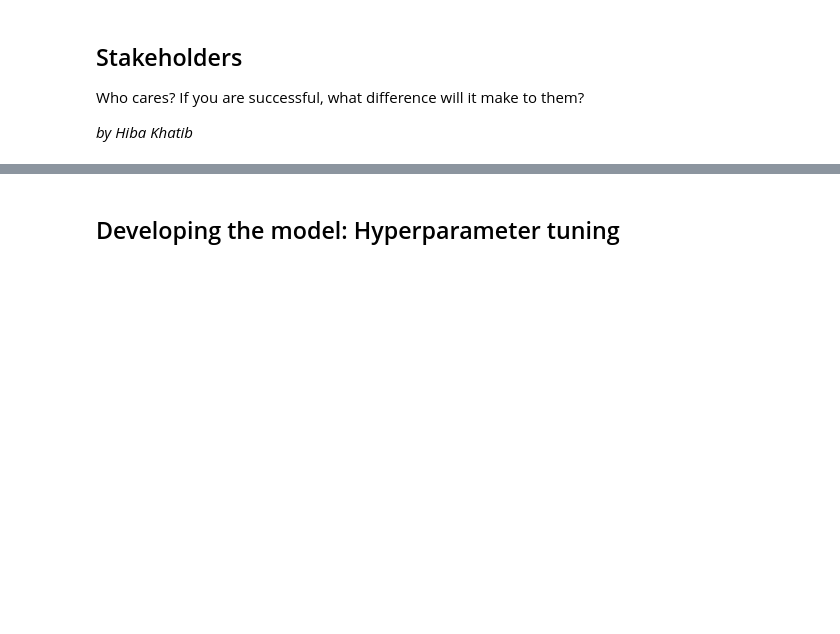
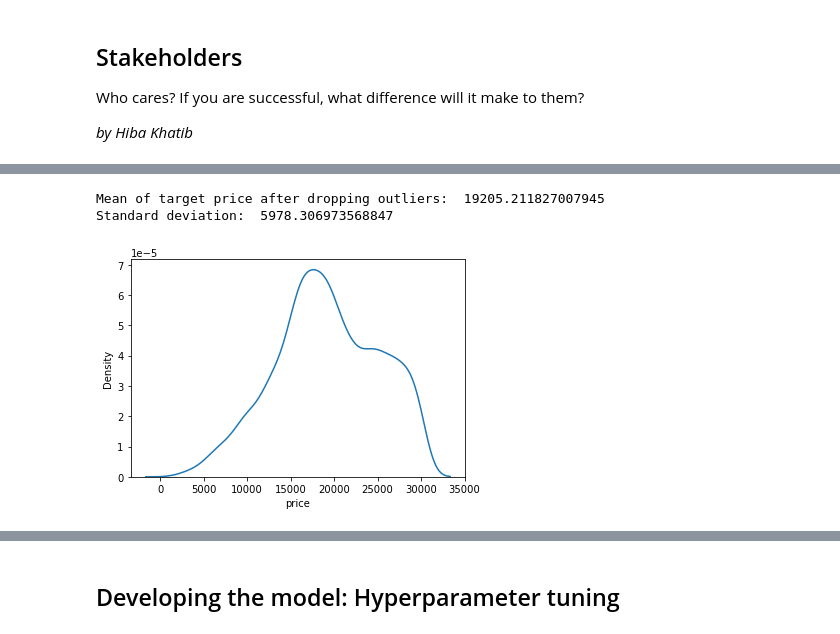
Before and after one commit to hibakhatib/Stat303-3-Final-Project, a Jupyter notebook: Final Project Report - Used Cars Regression.ipynb, the cells around one changed output, grey strips where cells are left out. Saved outputs shown, nothing was run; the diff lists cells and outputs as text; code cells hidden in the pictures; blank space fills up the shorter version.

```diff
--- a/Final Project Report - Used Cars Regression.ipynb
+++ b/Final Project Report - Used Cars Regression.ipynb
@@ -91,0 +92,9 @@ Did you do any data wrangling or data preparation before the data was ready to u
+# %%
+#| echo: false
+sb.kdeplot(new_y)
+print("Mean of target price after dropping outliers: ", np.mean(new_y))
+print("Standard deviation: ", np.std(new_y))
+# %% [output]
+Mean of target price after dropping outliers:  19205.211827007945
+Standard deviation:  5978.306973568847
+[figure, added]
```
Also changed, not shown: parts of 42 cells of this notebook.
